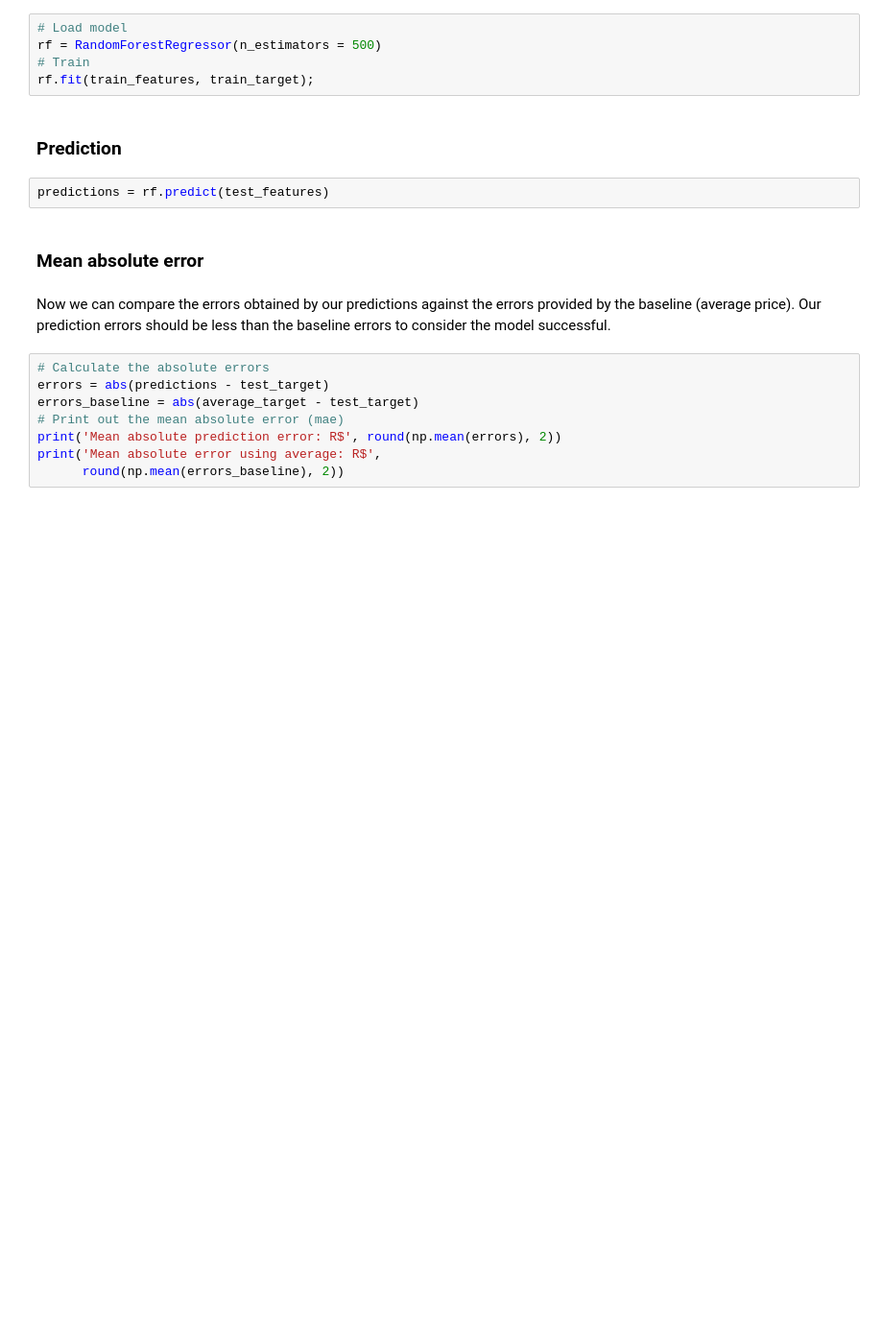
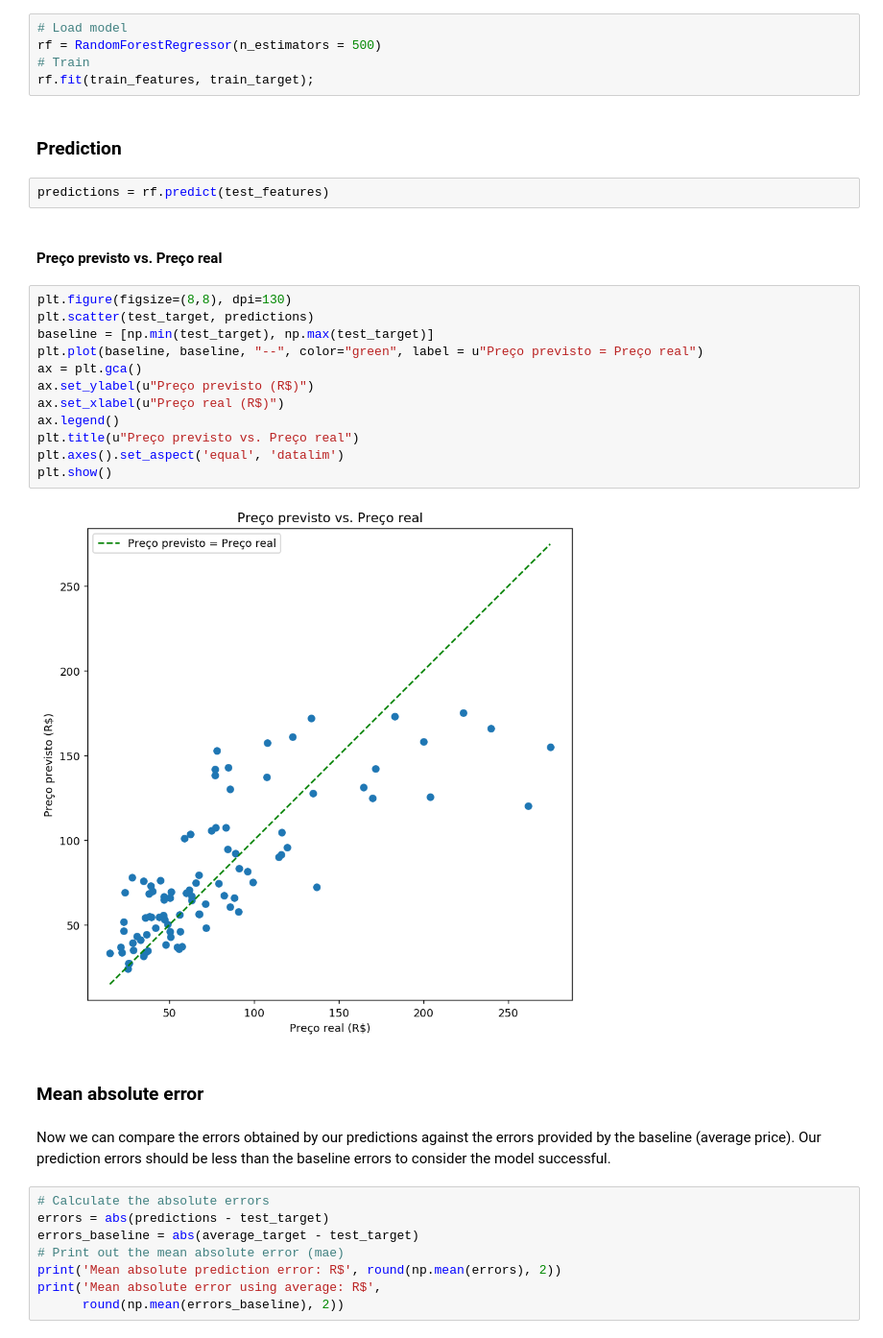
Before and after one commit to rpagliuca/amazon-copurchased-data-science, a Jupyter notebook: Random Forest.ipynb, the cells around one changed output. Shown at 96% size. Cells and saved outputs as stored; diff of their text form; blank space fills up the shorter version.

Commit message:
feat: Add plot difference predicted vs real

```diff
--- a/Random Forest.ipynb
+++ b/Random Forest.ipynb
@@ -224,6 +224,22 @@ rf.fit(train_features, train_target);
 ### Prediction
 # %%
 predictions = rf.predict(test_features)
+# %% [markdown]
+####  Preço previsto vs. Preço real
+# %%
+plt.figure(figsize=(8,8), dpi=130)
+plt.scatter(test_target, predictions)
+baseline = [np.min(test_target), np.max(test_target)]
+plt.plot(baseline, baseline, "--", color="green", label = u"Preço previsto = Preço real")
+ax = plt.gca()
+ax.set_ylabel(u"Preço previsto (R$)")
+ax.set_xlabel(u"Preço real (R$)")
+ax.legend()
+plt.title(u"Preço previsto vs. Preço real")
+plt.axes().set_aspect('equal', 'datalim')
+plt.show()
+# %% [output]
+[figure, added]
 # %% [markdown]
 ### Mean absolute error
 # %% [markdown]
```
Also changed, not shown: parts of 8 cells of this notebook.
